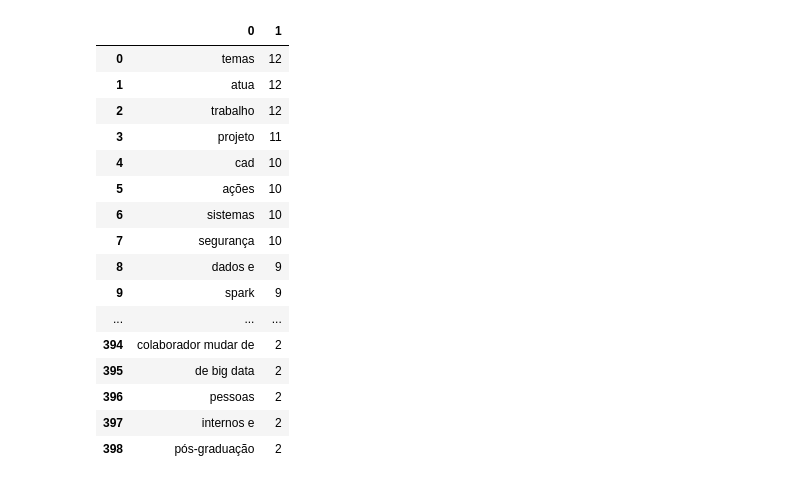
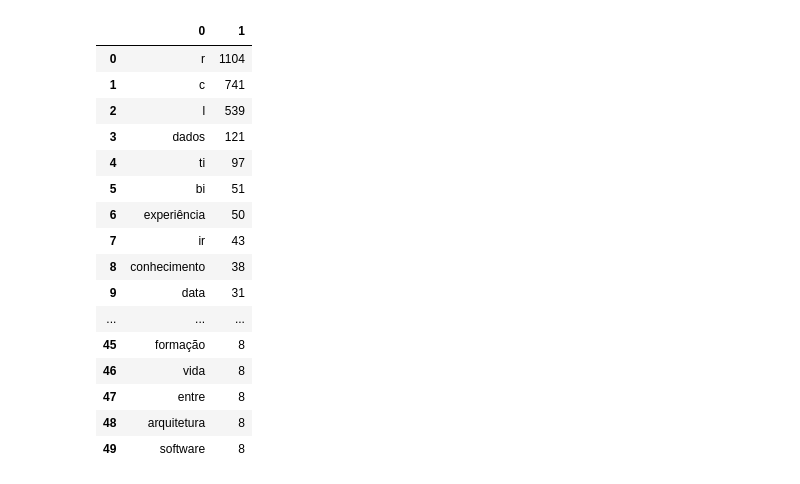
Before and after one commit to leonardosantana55/Most-Required-Job-Skills, a Jupyter notebook: scrapping.ipynb, the cells around one changed output. Drawn from its saved outputs; the diff is of its cells as text; code cells hidden in the pictures.

```diff
--- a/scrapping.ipynb
+++ b/scrapping.ipynb
@@ -84,0 +46,3 @@ len(list_of_links)
+# %%
+q = 'engenheiro de dados'
+list_of_links = get_jobs_links(q)
@@ -84,0 +53,10 @@ len(list_of_links)
+# %%
+"""list_of_prequisites = []
+for link in list(list_of_links.values()):
+    response = requests.get(link, verify=False)
+    soup = bs(response.text, 'html.parser')
+    try:
+        list_of_prequisites.append(soup.find(class_='description__text description__text--rich').find_all('li'))
+    except(AttributeError):
+        pass
+len(list_of_prequisites)"""
@@ -85,10 +65,10 @@ len(list_of_links)
 # %%
-list_of_prequisites = []
+list_of_prequisites = {}
 for link in list(list_of_links.values()):
     response = requests.get(link, verify=False)
     soup = bs(response.text, 'html.parser')
     try:
-        list_of_prequisites.append(soup.find(class_='description__text description__text--rich').find_all('li'))
+        list_of_prequisites[link] = soup.find(class_='description__text description__text--rich').find_all('li')
     except(AttributeError):
         pass
 len(list_of_prequisites)
@@ -116,5 +96,5 @@ len(dict_of_prequisites)"""
 # %%
-text = str(list_of_prequisites).replace('<li>','').replace('</li>','')\
+text = str(list_of_prequisites.values()).replace('<li>','').replace('</li>','')\
     .replace('</li>',"")\
     .replace('<li>',"")\
     .replace('[',"")\
@@ -128,7 +108,7 @@ text = str(list_of_prequisites).replace('<li>','').replace('</li>','')\
     .replace(';',"")\
     .lower()
 
-words = str(list_of_prequisites).replace('<li>','').replace('</li>','')\
+words = str(list_of_prequisites.values()).replace('<li>','').replace('</li>','')\
     .replace('</li>',"")\
     .replace('<li>',"")\
     .replace('[',"")\
@@ -142,6 +122,16 @@ words = str(list_of_prequisites).replace('<li>','').replace('</li>','')\
     .replace(';',"")\
     .lower()\
     .split()
+
+stop_words = ['e','a', 'o', 'os', 'do', 'as', 'da', 'em', 'dos', 'se', 'no','com', 'na'\
+        ,'para', 'ou', 'e a', 'é', '-', '/', 'de', 'um',' nos', 'que', 'das', 'por'\
+        ,'como', '2', 'nos', 'off', 'e em', 'ao', 'com a', 'seu', 'são', 'etc', 'com o'\
+        ,'esta', 'área', 'ano', 'dia', 'day','esta', 'nas', 'de', '–', 'à', 'x', 'ser', 'mas', 'sem', 'às', 'uma', ')', 'va', 'in', 'e/ou']
+words = set(words)
+
+for sw in stop_words:
+    words.discard(sw)
+words = list(words)
 
 #a token is a "word" made of two or more words like "data scientist"
 tokens = words
@@ -185,31 +175,27 @@ set(tokens)
 contagem_de_termos = []
 for token in set(tokens):
     contagem_de_termos.append([token, text.count(token)])
-# %%
-stop_words = ['e','a', 'o', 'os', 'do', 'as', 'da', 'em', 'dos', 'se', 'no','com', 'na'\
-        ,'para', 'ou', 'e a', 'é', '-', '/', 'de', 'um',' nos', 'que', 'das', 'por'\
-        ,'como', '2', 'nos', 'off', 'e em', 'ao', 'com a', 'seu', 'são', 'etc', 'com o'\
-        ,'esta', 'área', 'ano', 'dia', 'day','esta', 'nas']
-df = pd.DataFrame(contagem_de_termos)
-df[~(df[0].isin(stop_words)) & (df[1] >= 2) & (df[1] <= len(list_of_prequisites))].sort_values(by=1, ascending=False).reset_index(drop=True)
-# %% [output]
-|  | 0 | 1 |
-| 0 | temas | 12 |
-| 1 | atua | 12 |
-| 2 | trabalho | 12 |
-| 3 | projeto | 11 |
-| 4 | cad | 10 |
-| 5 | ações | 10 |
-| 6 | sistemas | 10 |
-| 7 | segurança | 10 |
-| 8 | dados e | 9 |
-| 9 | spark | 9 |
-| ... | ... | ... |
-| 394 | colaborador mudar de | 2 |
-| 395 | de big data | 2 |
-| 396 | pessoas | 2 |
-| 397 | internos e | 2 |
-| 398 | pós-graduação | 2 |
+# %%
+df = pd.DataFrame(contagem_de_termos)
+df[(df[1] >= 3)].sort_values(by=1, ascending=False).reset_index(drop=True).head(50)
+# %% [output]
+|  | 0 | 1 |
+| 0 | r | 1104 |
+| 1 | c | 741 |
+| 2 | l | 539 |
+| 3 | dados | 121 |
+| 4 | ti | 97 |
+| 5 | bi | 51 |
+| 6 | experiência | 50 |
+| 7 | ir | 43 |
+| 8 | conhecimento | 38 |
+| 9 | data | 31 |
+| ... | ... | ... |
+| 45 | formação | 8 |
+| 46 | vida | 8 |
+| 47 | entre | 8 |
+| 48 | arquitetura | 8 |
+| 49 | software | 8 |
 # %%
 
 #adicionar o título de vaga
```
Also changed, not shown: parts of 13 cells of this notebook.
